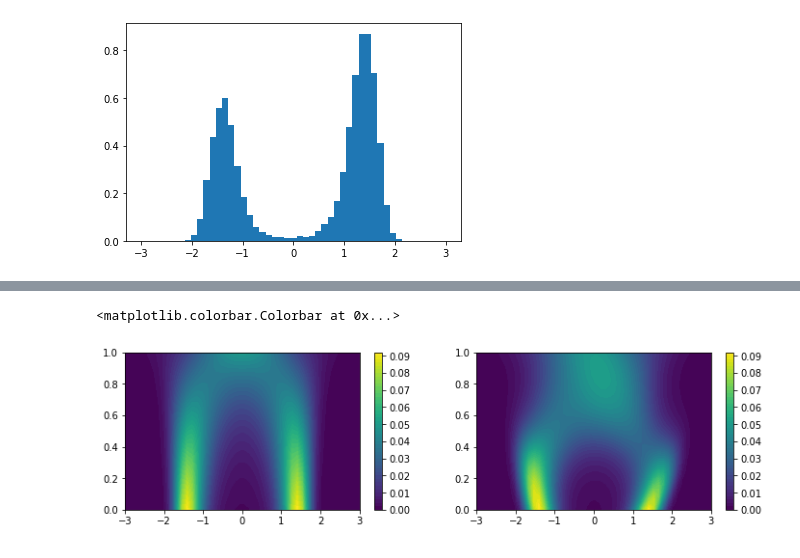
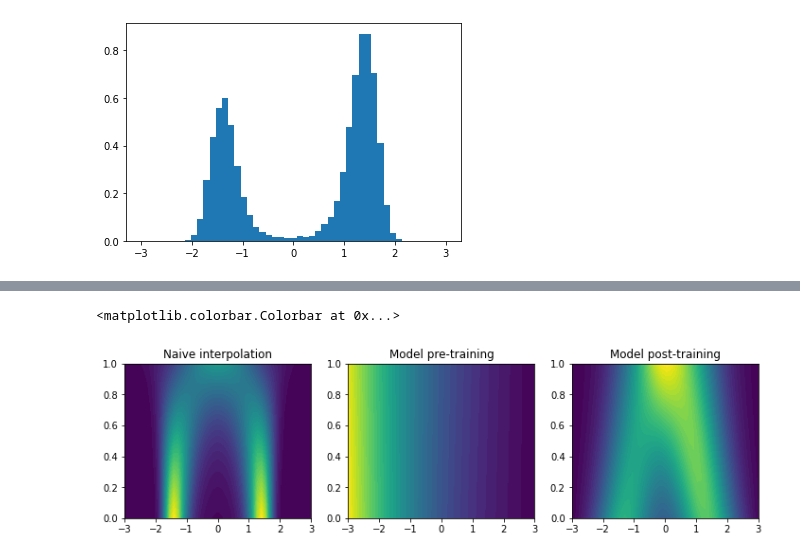
Before and after one commit to MaaikeG/diff_model_test, a Jupyter notebook: double_well.ipynb, the cells around one changed output, grey strips where cells are left out. Drawn from its saved outputs; the diff is of its cells as text; code cells hidden in the pictures.

```diff
--- a/double_well.ipynb
+++ b/double_well.ipynb
@@ -65,9 +67,7 @@ plt.show()
 # %% [output]
 [figure]
 # %%
-def cumulative_beta_linear(t):
+def cumulative_beta_linear(t, alpha=1.):
     '''The integral of the noise schedule over the interval [0, t]. In this case a simple linear schedule'''
-    return 2 * t
-
-sde = SDE(TransitionKernel(cumulative_beta=cumulative_beta_linear))
+    return alpha * t
 # %%
@@ -98,11 +101,0 @@ plt.colorbar(im3, ax=ax3)
-# %%
-batch_size = 128
-
-diff_model = DiffusionModel(potential=V, device=device)
-
-train_loader = torch.utils.data.DataLoader(data, batch_size=batch_size, shuffle=True)
-optimizer = Adam(diff_model.parameters(), lr=1e-3)
-
-def MSE_loss(prediction, ground_truth):
-    loss = ((prediction - ground_truth)**2).mean()
-    return loss
@@ -108,0 +130,6 @@ def MSE_loss(prediction, ground_truth):
+# %%
+## different ways of combining the strength of the variance decay (first parameter, higher means earlier mixing) and time regularization (second parameter, higher is stronger regularization.)
+model_settings = [(1., 0.), (0.5, 0.), ( 2., 0.), (5., 0.), (0.5, 0.1), (2., 0.1), (5., 0.1)]
+models = []
+for (alpha, reg_factor) in model_settings:
+      models.append(make_trained_model(variance_schedule_multiplier=alpha, dt_regularization_factor=reg_factor, epochs=20))
@@ -109 +154,3 @@ def MSE_loss(prediction, ground_truth):
+# %%
+model1 = models[0]
 # %%
@@ -160,17 +196,22 @@ plt.colorbar(im3, ax=ax3)
 # %%
-fig, (ax1, ax2) = plt.subplots(1, 2, figsize=(12, 3))
+fig, axes = plt.subplots(1, 3, figsize=(12, 3))
 
-post_training_energy = V(X.reshape(50*50, 1), Y.reshape(50*50, 1)).view(50,50).detach()
+post_training_energy = model1.energy(X.reshape(50*50, 1), Y.reshape(50*50, 1)).view(50,50).detach()
 post_training_probability = to_normalized_probabilities(post_training_energy)
 
 #post_training_probability = torch.exp(-post_training_energy)
 #post_training_probability = post_training_energy
 naive_probabilities = compute_probabilities_naive(X.reshape(50*50, 1), Y.reshape(50*50, 1)).view(50,50).cpu()
 
-im1 = ax1.contourf(X.cpu(), Y.cpu(), naive_probabilities, levels=50)# levels=torch.linspace(-10,10, 50))
+axes[0].set_title('Naive interpolation')
+im1 = axes[0].contourf(X.cpu(), Y.cpu(), naive_probabilities, levels=50)# levels=torch.linspace(-10,10, 50))
 plt.colorbar(im1, ax=ax1)
-im2 = ax2.contourf(X.cpu(), Y.cpu(), post_training_probability.cpu(),levels=50)# levels=torch.linspace(-10,10, 50))
+axes[1].set_title('Model pre-training')
+im2 = axes[1].contourf(X.cpu(), Y.cpu(), model_probability.cpu(),levels=50)# levels=torch.linspace(-10,10, 50))
 plt.colorbar(im2, ax=ax2)
+axes[2].set_title('Model post-training')
+im3 = axes[2].contourf(X.cpu(), Y.cpu(), post_training_probability.cpu(),levels=50)# levels=torch.linspace(-10,10, 50))b
+plt.colorbar(im3, ax=ax3)
 # %% [output]
 <matplotlib.colorbar.Colorbar at 0x...>
-[figure, old version]
+[figure, new version]
```
Also changed, not shown: parts of 14 cells of this notebook, 3 other files.
